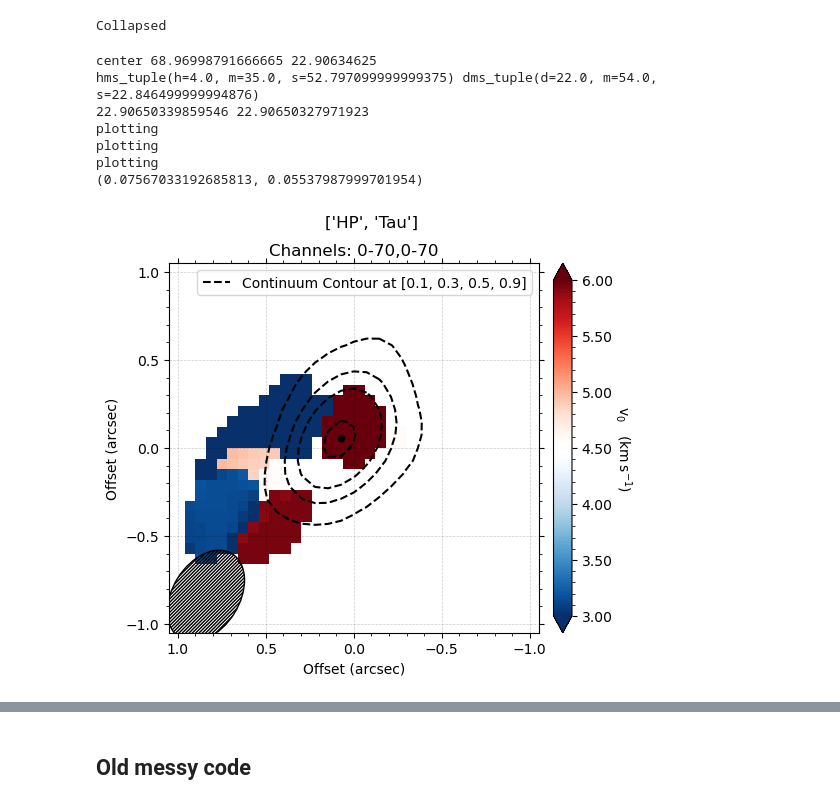
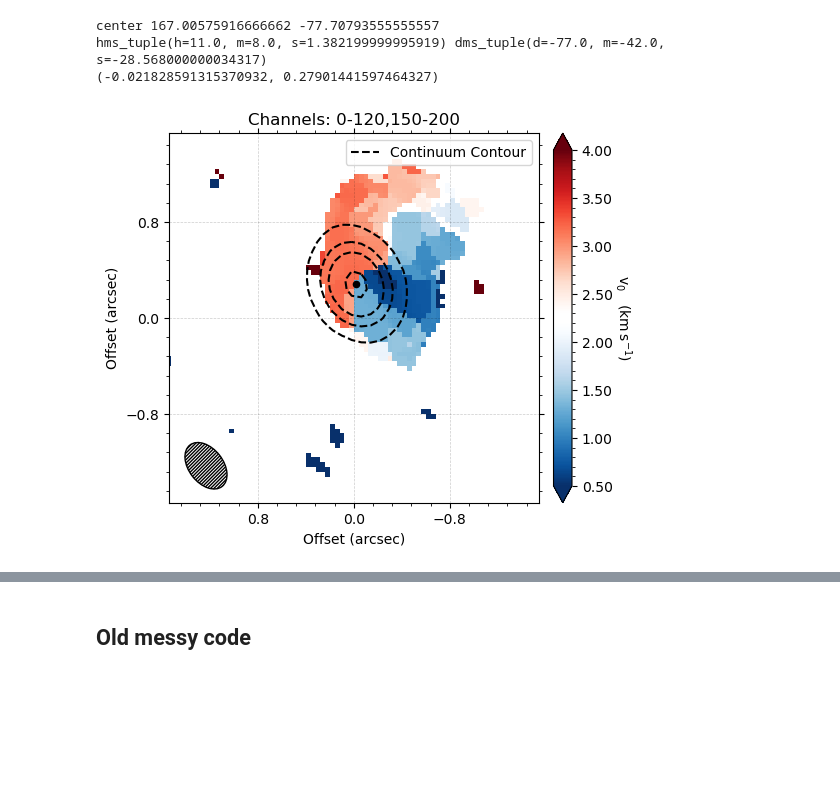
Before and after one commit to QuickPainter/DECO, a Jupyter notebook: bettermoments_text3.ipynb, the cells around one changed output, grey strips where cells are left out. Cells and saved outputs as stored; diff of their text form; code cells hidden in the pictures; blank space fills up the shorter version.

```diff
--- a/bettermoments_text3.ipynb
+++ b/bettermoments_text3.ipynb
@@ -726,0 +708,7 @@ Disk File:  /Users/calebpainter/Downloads/DECO/fits_files/Taurus/HP_Tau_HCN_hf1_
+# %%
+# Define Region Number, File Number, and Emission Line and get the associated file
+
+region_num = 2
+file_num = 8
+line = ''
+infile = get_file(region_num, file_num, line)
@@ -727,5 +733,6 @@ Disk File:  /Users/calebpainter/Downloads/DECO/fits_files/Taurus/HP_Tau_HCN_hf1_
 # %%
 #Grab corresponding Continuum File
+
 disk_cont_file = get_cont_file(infile)
-skcontours, skcontours_wcs, contour_levels, cont_fig, skcontours_wcs2, skcontours_wcs3 = plot_fits(infile,disk_cont_file, 20)
+skcontours, contour_levels, cont_fig, skcontours_wcs3 = plot_fits(infile,disk_cont_file, 20)
 # %% [output]
@@ -756,31 +754,33 @@ channel vals [ 10  20  30  40  50  60  70  80  90 100 110 120 130 140]
 # %%
-channels = 0, 70, 0, 70
+# define channels for mask, get the velocity data
+
+channels = 0, 120, 150, 200
 min_v0, max_v0, moments, data_shape = process_data(infile, data, velax, channels,4)
 v0 = moments[0]
-# %% [output]
-Collapsed
 # %%
-beam = 2
-v_scaling = (3,6)
+# plot rotation figure
 
-mask = [.5,1,20] ## semi-major, semi-minor, angle
+# definge beam and velocity color bar
+beam = 3
+v_scaling = (.5,4)
+
+# define a mask if needed
+mask = [.6,1,20, .1, .4] # semi-major, semi-minor, angle
 mask = None
 
+# define a background velocity cut if needed
 background_v = 6.2
 background_v = None
 
+# override disk position if needed
 over_offsets = (.24, .15)
 over_offsets = None
 
 cube, rot_fig, offsets, v_scaling = create_velocity_map(infile, channels, beam, v_scaling, skcontours_wcs3, contour_levels, mask, over_offsets)
 print(offsets)
 # %% [output]
-center 68.96998791666665 22.90634625
-hms_tuple(h=4.0, m=35.0, s=52.797099999999375) dms_tuple(d=22.0, m=54.0, s=22.846499999994876)
-22.90650339859546 22.90650327971923
-plotting
-plotting
-plotting
-(0.07567033192685813, 0.05537987999701954)
+center 167.00575916666662 -77.70793555555557
+hms_tuple(h=11.0, m=8.0, s=1.382199999995919) dms_tuple(d=-77.0, m=-42.0, s=-28.568000000034317)
+(-0.021828591315370932, 0.27901441597464327)
-[figure, old version]
+[figure, new version]
 # %%
```
Also changed, not shown: parts of 16 cells of this notebook, 10 other files.
